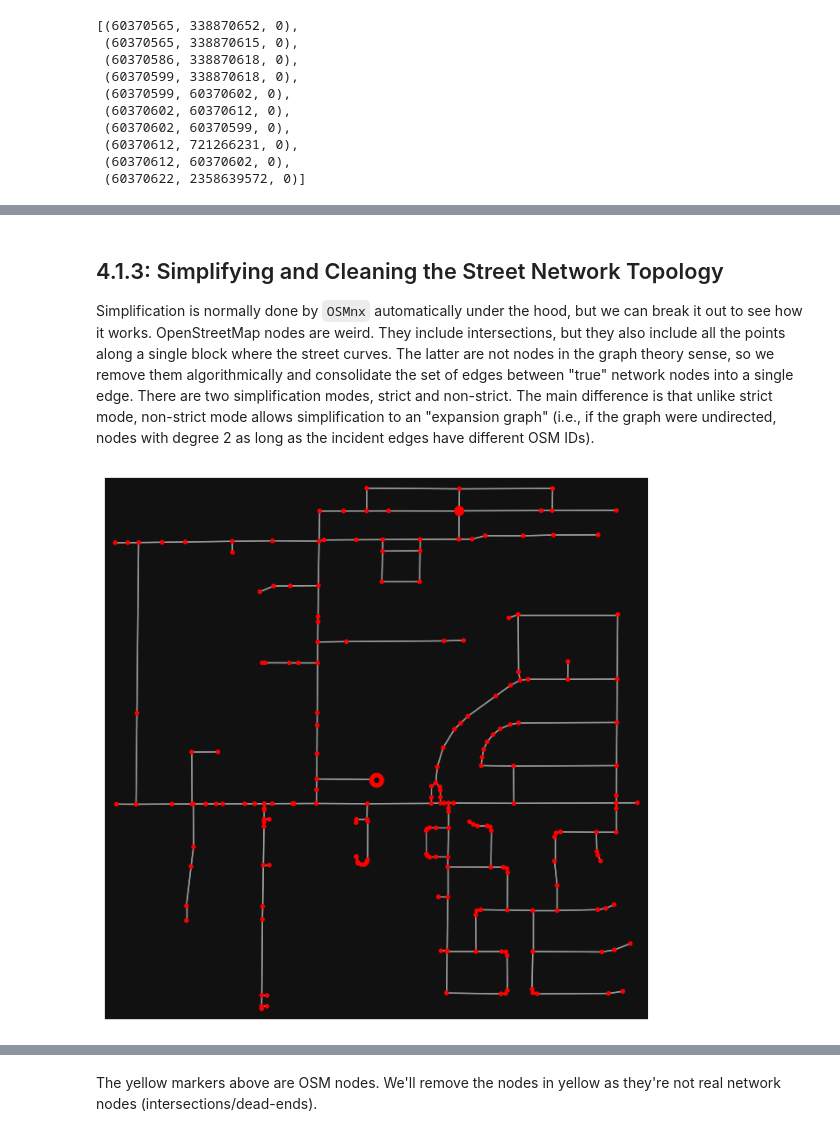
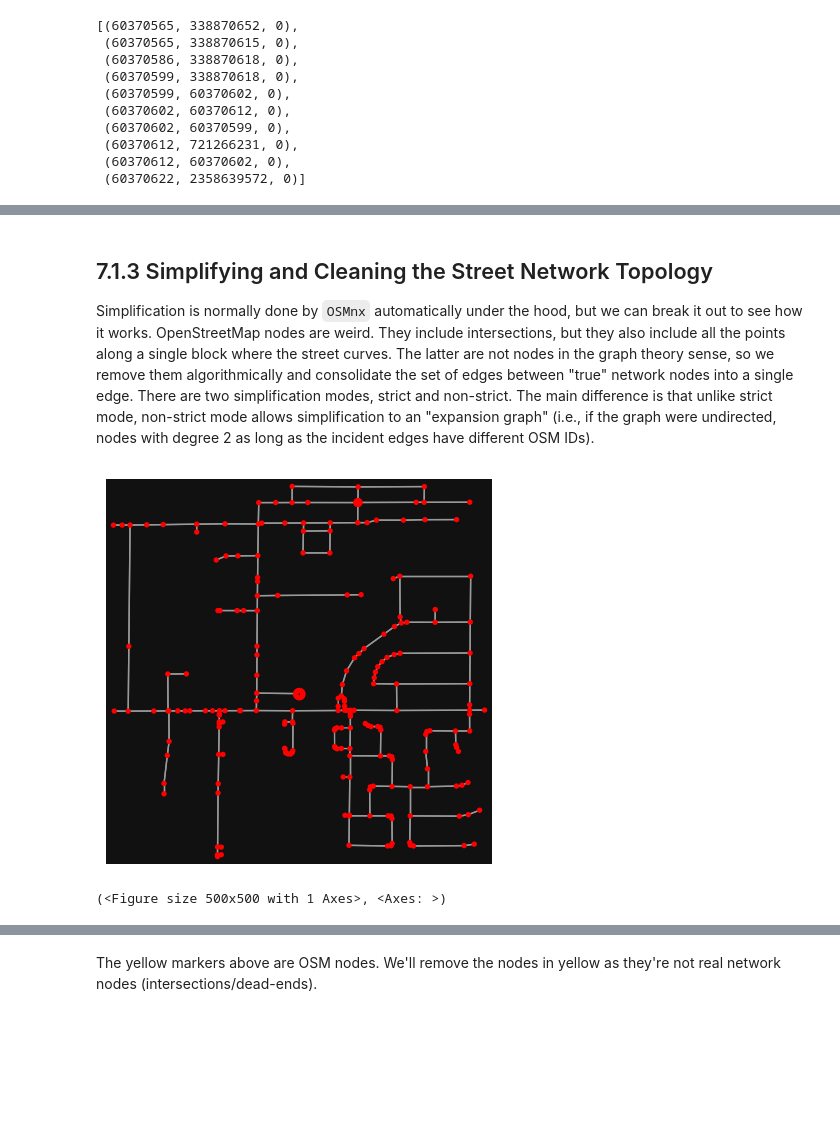
Before and after one commit to GDSL-UL/wma, a Jupyter notebook: labs/w07_OSM.ipynb, the cells around one changed output, grey strips where cells are left out. Saved outputs shown, nothing was run; the diff lists cells and outputs as text; code cells hidden in the pictures; blank space fills up the shorter version.

```diff
--- a/labs/w07_OSM.ipynb
+++ b/labs/w07_OSM.ipynb
@@ -193,14 +204,15 @@ ox.plot_graph(G, node_size=0, edge_color="w", edge_linewidth=0.3);
 # %% [markdown]
-## 4.1.3: Simplifying and Cleaning the Street Network Topology
+## 7.1.3 Simplifying and Cleaning the Street Network Topology
 
 Simplification is normally done by `OSMnx` automatically under the hood, but we can break it out to see how it works. OpenStreetMap nodes are weird. They include intersections, but they also include all the points along a single block where the street curves. The latter are not nodes in the graph theory sense, so we remove them algorithmically and consolidate the set of edges between "true" network nodes into a single edge. There are two simplification modes, strict and non-strict. The main difference is that unlike strict mode, non-strict mode allows simplification to an "expansion graph" (i.e., if the graph were undirected, nodes with degree 2 as long as the incident edges have different OSM IDs).
 # %%
 # create a network around some (lat, lng) point but do not simplify it yet
 location_point = (33.299896, -111.831638)
 G = ox.graph_from_point(location_point, network_type="drive_service", dist=500, simplify=False)
-ox.plot_graph(G, node_color="r");
+ox.plot_graph(G, node_color="r", figsize=(5,5))
 # %% [output]
-[figure, old version]
+[figure, new version]
+(<Figure size 500x500 with 1 Axes>, <Axes: >)
 # %%
 # turn off strict mode and see what nodes we'd remove, in yellow
 colors = ["r" if ox.simplification._is_endpoint(G, node) else "y" for node in G.nodes()]
```
Also changed, not shown: parts of 125 cells of this notebook.
